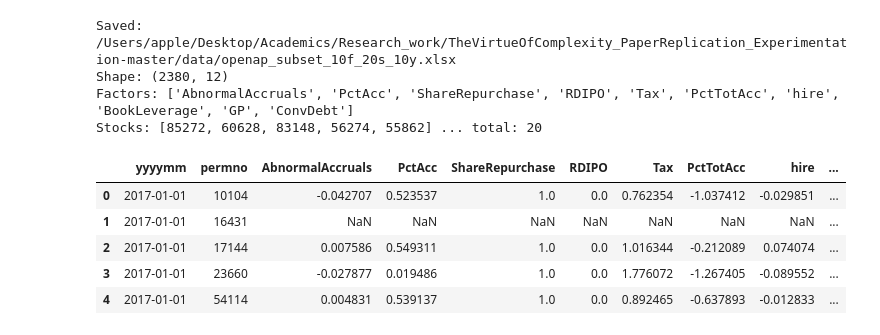
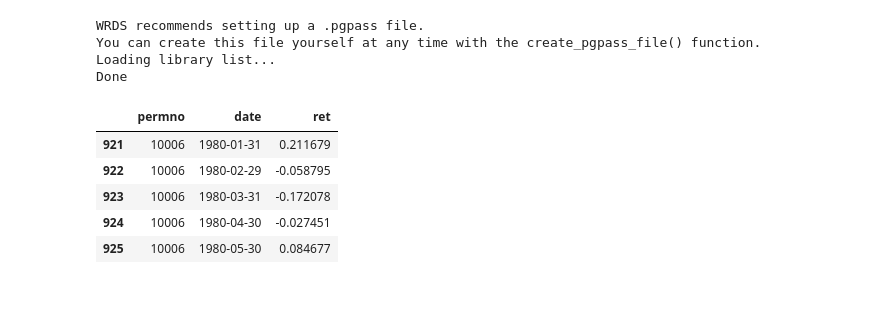
Before and after one commit to arshdeep11112000/TheVirtueOfComplexity_PaperReplication_Experimentation-master, a Jupyter notebook: notebooks/expermint_ppp.ipynb, the cells around one changed output. Saved outputs shown, nothing was run; the diff lists cells and outputs as text; code cells hidden in the pictures; blank space fills up the shorter version.

Commit message:
added changes to experiment_ppp

```diff
--- a/notebooks/expermint_ppp.ipynb
+++ b/notebooks/expermint_ppp.ipynb
@@ -176,26 +92,32 @@ Stocks: [85272, 60628, 83148, 56274, 55862] ... total: 20
-# %%
-from pathlib import Path
-
-ROOT = Path.cwd().parent if Path.cwd().name == "notebooks" else Path.cwd()
-out_dir = ROOT / "data"
-out_dir.mkdir(parents=True, exist_ok=True)
-
-out_path = out_dir / "openap_subset_10f_20s_10y.xlsx"
-subset.to_excel(out_path, index=False)  # requires openpyxl
-
-print("Saved:", out_path)
-print("Shape:", subset.shape)
-print("Factors:", factors)
-print("Stocks:", stocks[:5], "... total:", len(stocks))
-subset.head()
-# %% [output]
-Saved: /Users/apple/Desktop/Academics/Research_work/TheVirtueOfComplexity_PaperReplication_Experimentation-master/data/openap_subset_10f_20s_10y.xlsx
-Shape: (2380, 12)
-Factors: ['AbnormalAccruals', 'PctAcc', 'ShareRepurchase', 'RDIPO', 'Tax', 'PctTotAcc', 'hire', 'BookLeverage', 'GP', 'ConvDebt']
-Stocks: [85272, 60628, 83148, 56274, 55862] ... total: 20
-|  | yyyymm | permno | AbnormalAccruals | PctAcc | ShareRepurchase | RDIPO | Tax | PctTotAcc | hire | ... |
-| 0 | 2017-01-01 | 10104 | -0.042707 | 0.523537 | 1.0 | 0.0 | 0.762354 | -1.037412 | -0.029851 | ... |
-| 1 | 2017-01-01 | 16431 | NaN | NaN | NaN | NaN | NaN | NaN | NaN | ... |
-| 2 | 2017-01-01 | 17144 | 0.007586 | 0.549311 | 1.0 | 0.0 | 1.016344 | -0.212089 | 0.074074 | ... |
-| 3 | 2017-01-01 | 23660 | -0.027877 | 0.019486 | 1.0 | 0.0 | 1.776072 | -1.267405 | -0.089552 | ... |
-| 4 | 2017-01-01 | 54114 | 0.004831 | 0.539137 | 1.0 | 0.0 | 0.892465 | -0.637893 | -0.012833 | ... |
+# %%
+df_data_all = df_proc[df_proc['year'] >= 1980]
+stocks = df_data_all['permno'].unique()
+stocks = stocks[:80]
+df_data_all_stocks = df_data_all[df_data_all['permno'].isin(stocks)]
+# %%
+import ipca as ipca
+sigdoc = openap.dl_signal_doc('pandas')
+import wrds
+import pandas as pd
+
+db = wrds.Connection()
+crsp_ret = db.raw_sql("""
+    SELECT permno,
+           date,
+           ret
+    FROM crsp.msf
+    WHERE date >= '1980-01-01'
+""")
+csp_data = crsp_ret[crsp_ret['permno'].isin(stocks)]
+csp_data.head()
+# %% [output]
+WRDS recommends setting up a .pgpass file.
+You can create this file yourself at any time with the create_pgpass_file() function.
+Loading library list...
+Done
+|  | permno | date | ret |
+| 921 | 10006 | 1980-01-31 | 0.211679 |
+| 922 | 10006 | 1980-02-29 | -0.058795 |
+| 923 | 10006 | 1980-03-31 | -0.172078 |
+| 924 | 10006 | 1980-04-30 | -0.027451 |
+| 925 | 10006 | 1980-05-30 | 0.084677 |
```
Also changed, not shown: parts of 20 cells of this notebook.
